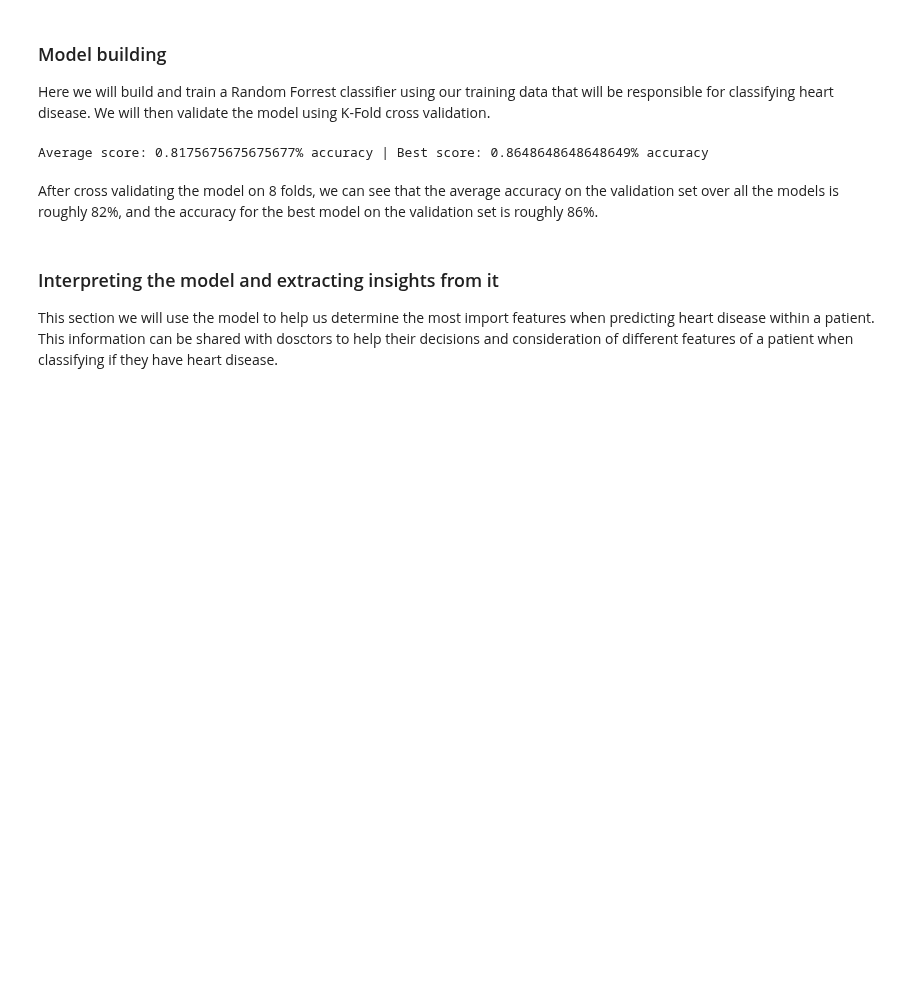
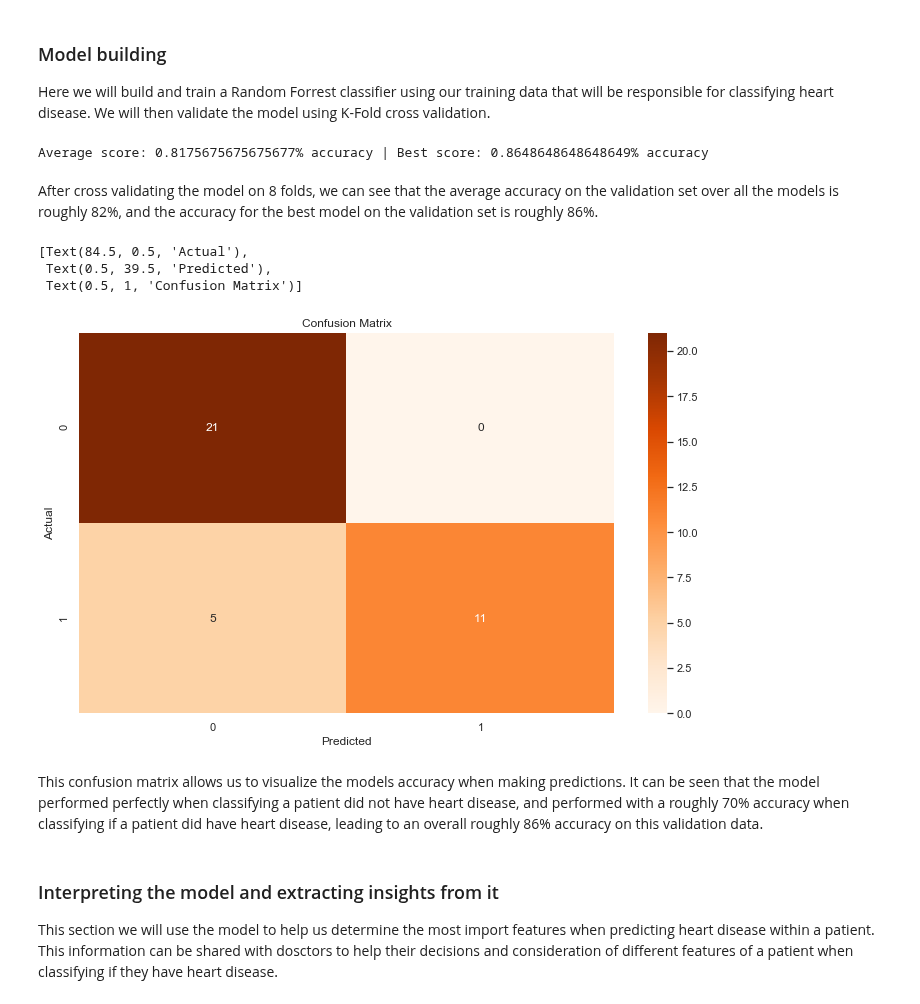
Before and after one commit to BenGOsborn/Heart-Disease-Classification, a Jupyter notebook: heart-disease-analysis.ipynb, the cells around one changed output. Cells and saved outputs as stored; diff of their text form; code cells hidden in the pictures; blank space fills up the shorter version.

```diff
--- a/heart-disease-analysis.ipynb
+++ b/heart-disease-analysis.ipynb
@@ -335,6 +333,24 @@ pickle.dump(best_model, open(model_path, 'wb')) # Pickle the model and save it
 Average score: 0.8175675675675677% accuracy | Best score: 0.8648648648648649% accuracy
 # %% [markdown]
 After cross validating the model on 8 folds, we can see that the average accuracy on the validation set over all the models is roughly 82%, and the accuracy for the best model on the validation set is roughly 86%.
+# %%
+from sklearn.metrics import confusion_matrix
+
+valid_X, valid_Y = best_fold # Extract the validation features and labels from the fold
+
+valid_Y_preds = best_model.predict(valid_X) # Classify all data within the validation set
+
+confusion_mat = confusion_matrix(valid_Y, valid_Y_preds, labels=[0, 1]) # Create a confusion matrix from the predicted values and actual values
+
+graph = sns.heatmap(confusion_mat, xticklabels=[0, 1], yticklabels=[0, 1], cmap='Oranges', annot=True) # Plot a heatmap from the confusion matrix
+graph.set(xlabel='Predicted', ylabel='Actual', title='Confusion Matrix') # Set the title, xlabel and ylabel of the confusion matrix
+# %% [output]
+[Text(84.5, 0.5, 'Actual'),
+ Text(0.5, 39.5, 'Predicted'),
+ Text(0.5, 1, 'Confusion Matrix')]
+[figure, added]
+# %% [markdown]
+This confusion matrix allows us to visualize the models accuracy when making predictions. It can be seen that the model performed perfectly when classifying a patient did not have heart disease, and performed with a roughly 70% accuracy when classifying if a patient did have heart disease, leading to an overall roughly 86% accuracy on this validation data.
 # %% [markdown]
 ### Interpreting the model and extracting insights from it
 This section we will use the model to help us determine the most import features when predicting heart disease within a patient. This information can be shared with dosctors to help their decisions and consideration of different features of a patient when classifying if they have heart disease.
```
Also changed, not shown: parts of 8 cells of this notebook.
